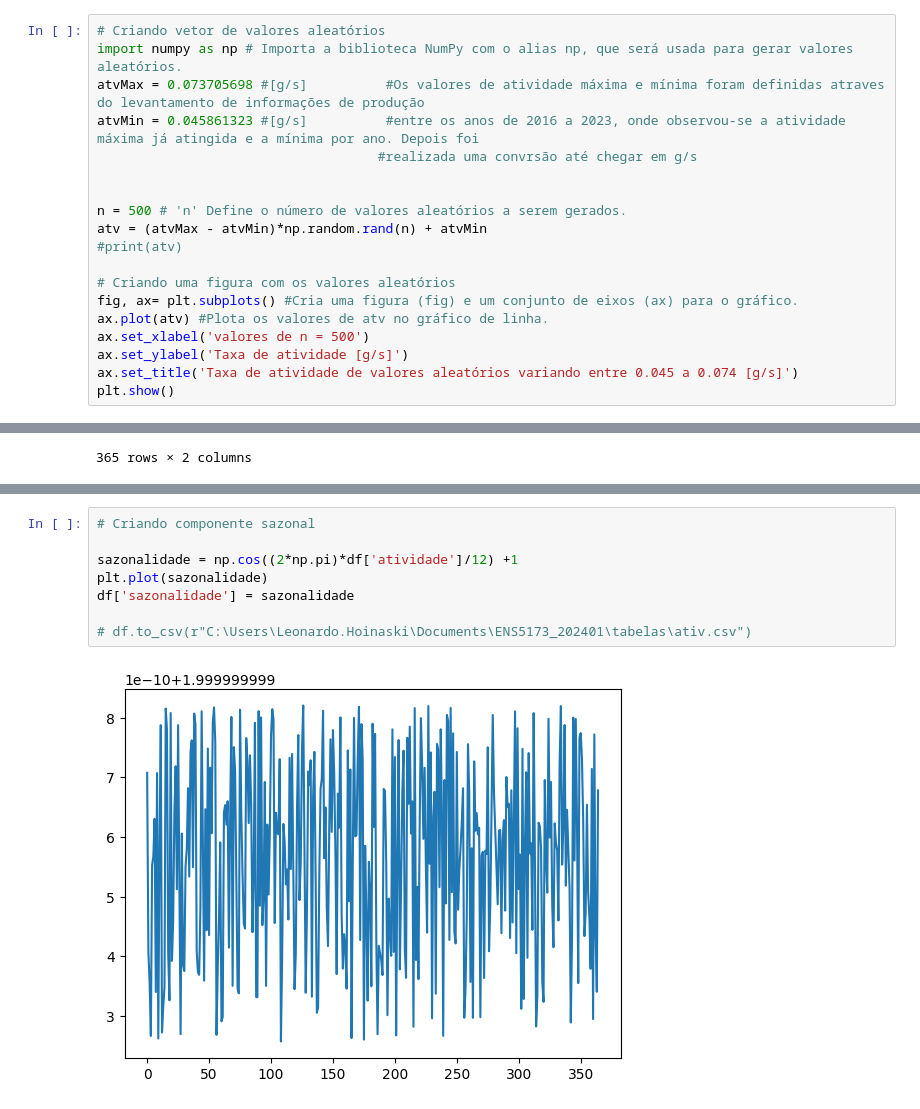
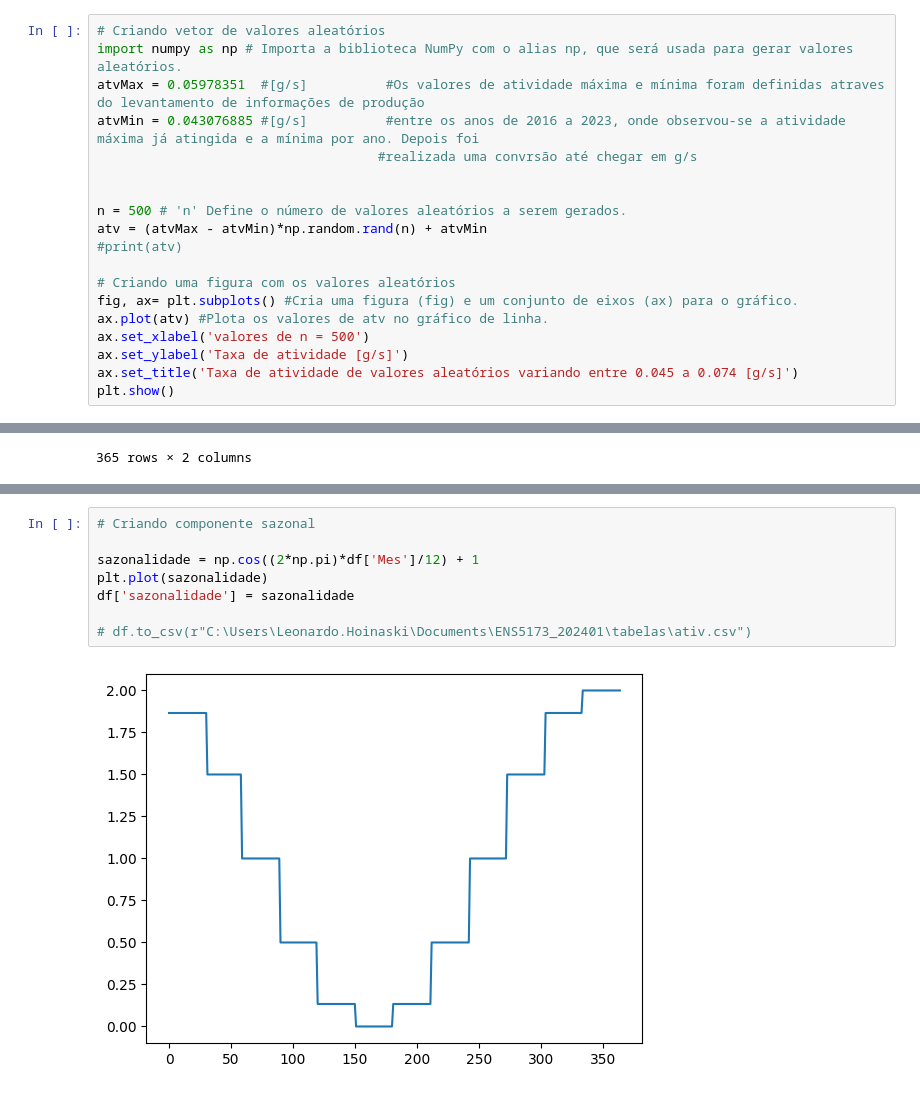
Before and after one commit to mariliameister/ENS5173_202401, a Jupyter notebook: Atividade01_01.ipynb, the cells around one changed output, grey strips where cells are left out. Saved outputs shown, nothing was run; the diff lists cells and outputs as text.

```diff
--- a/Atividade01_01.ipynb
+++ b/Atividade01_01.ipynb
@@ -130,8 +130,8 @@ Nesta sessão nós criamos uma taxa de atividade da empresa Porto Bello que cont
 # %%
 # Criando vetor de valores aleatórios
 import numpy as np # Importa a biblioteca NumPy com o alias np, que será usada para gerar valores aleatórios.
-atvMax = 0.073705698 #[g/s]          #Os valores de atividade máxima e mínima foram definidas atraves do levantamento de informações de produção
-atvMin = 0.045861323 #[g/s]          #entre os anos de 2016 a 2023, onde observou-se a atividade máxima já atingida e a mínima por ano. Depois foi
+atvMax = 0.05978351  #[g/s]          #Os valores de atividade máxima e mínima foram definidas atraves do levantamento de informações de produção
+atvMin = 0.043076885 #[g/s]          #entre os anos de 2016 a 2023, onde observou-se a atividade máxima já atingida e a mínima por ano. Depois foi
                                     #realizada uma convrsão até chegar em g/s
 
 
@@ -263,13 +263,13 @@ Name: atividade, Length: 365, dtype: float64
 # %%
 # Criando componente sazonal
 
-sazonalidade = np.cos((2*np.pi)*df['atividade']/12) +1
+sazonalidade = np.cos((2*np.pi)*df['Mes']/12) + 1
 plt.plot(sazonalidade)
 df['sazonalidade'] = sazonalidade
 
 # df.to_csv(r"C:\Users\Leonardo.Hoinaski\Documents\ENS5173_202401\tabelas\ativ.csv")
 # %% [output]
-[figure, old version]
+[figure, new version]
 # %%
 # Valores aleatórios com sazonalidade
 
```
Also changed, not shown: parts of 3 cells of this notebook.
